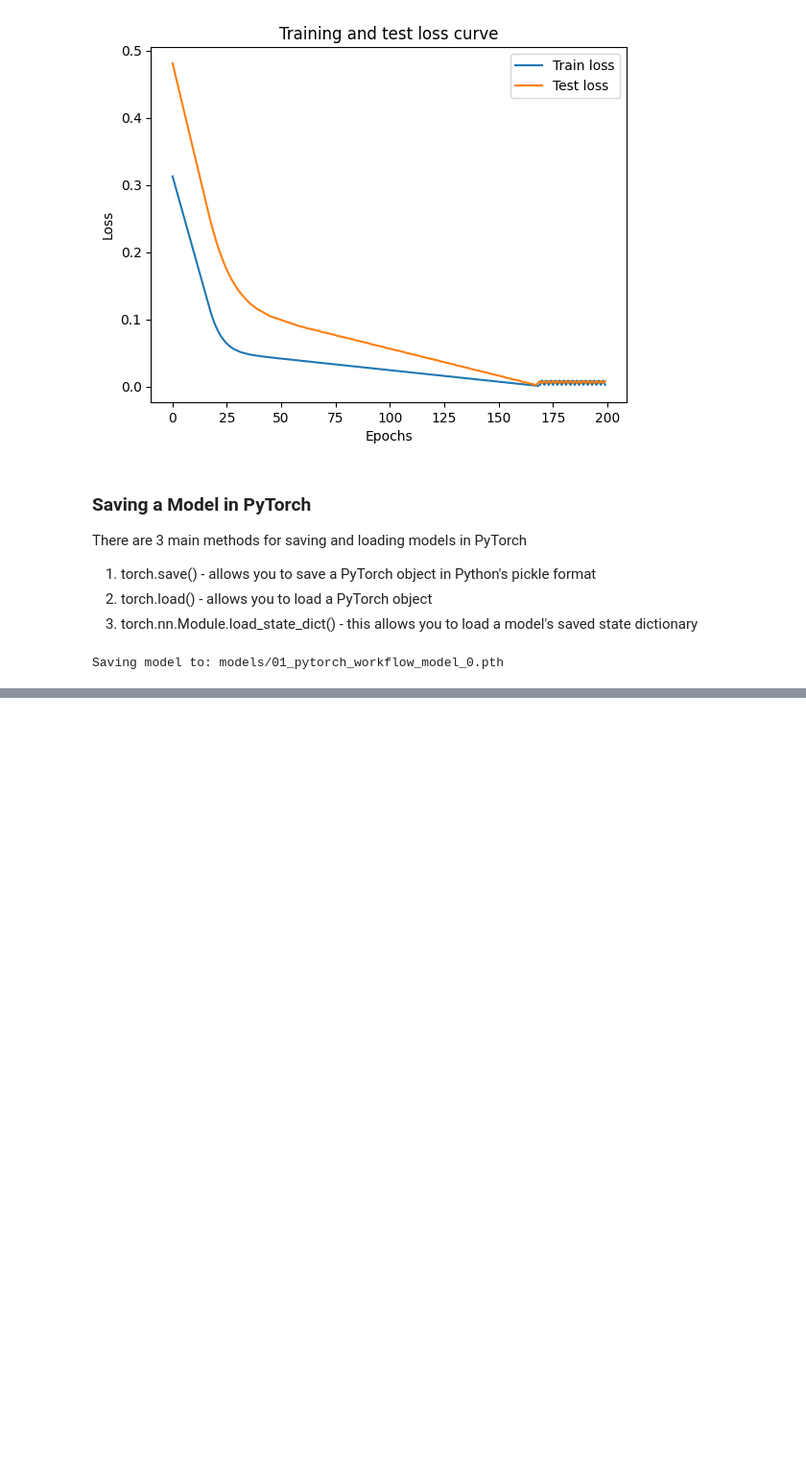
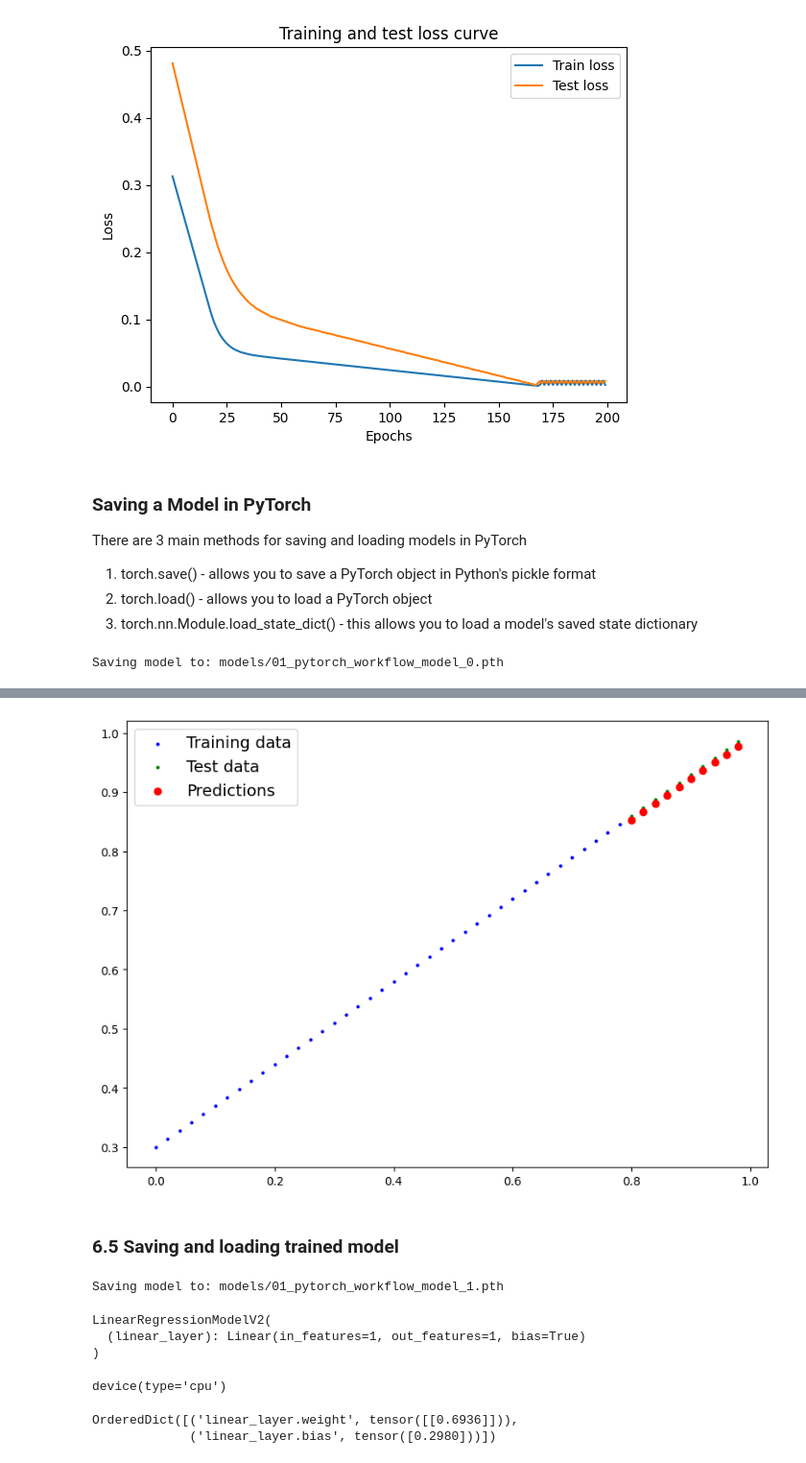
Before and after one commit to sullysbrain/python-machinelearning, a Jupyter notebook: jupyter-misc/pytorch-workflow.ipynb, the cells around one changed output, grey strips where cells are left out. Shown: that part at 96% size. Drawn from its saved outputs; the diff is of its cells as text; code cells hidden in the pictures; blank space fills up the shorter version.

Commit message:
Built full PyTorch model to go through entire pipeline. Section 6 is build as fully device agnostic so it will work on GPU and CPU.

```diff
--- a/jupyter-misc/pytorch-workflow.ipynb
+++ b/jupyter-misc/pytorch-workflow.ipynb
@@ -301,0 +405,6 @@ Saving model to: models/01_pytorch_workflow_model_0.pth
+# %%
+# Split data to train and test
+train_split = int(0.8 * len(X))
+X_train, y_train = X[:train_split], y[:train_split]
+X_test, y_test =  X[train_split:], y[train_split:]
+len(X_train), len(y_train), len(X_test), len(y_test)
@@ -301,0 +448,15 @@ Saving model to: models/01_pytorch_workflow_model_0.pth
+# %%
+class LinearRegressionModelV2(nn.Module):
+    def __init__(self):
+        super().__init__()
+        # use built in nn.Linear() layer to create random parameters
+        self.linear_layer = nn.Linear(in_features=1,
+                                     out_features=1)
+
+    def forward(self, x: torch.Tensor) -> torch.Tensor:
+        return self.linear_layer(x)
+
+# Set the manual seed
+torch.manual_seed(42)
+model_1 = LinearRegressionModelV2()
+model_1, model_1.state_dict()
@@ -301,0 +471,7 @@ Saving model to: models/01_pytorch_workflow_model_0.pth
+# %%
+# Setup loss function
+loss_fn = nn.L1Loss()  # same as MAE
+
+# Setup our optimizer
+optimizer = torch.optim.SGD(params=model_1.parameters(),
+                            lr=0.01)
@@ -301,0 +546,8 @@ Saving model to: models/01_pytorch_workflow_model_0.pth
+# %%
+# Turn model into eval mode for predctions, train mode for training
+model_1.eval()
+
+# Make predictions on test data
+with torch.inference_mode():
+    y_preds = model_1(X_test)
+y_preds
@@ -301,0 +565,44 @@ Saving model to: models/01_pytorch_workflow_model_0.pth
+# %%
+# Check out our models visually
+# Because Matplotlip uses CPU, we must ensure dataset is on CPU
+plot_predictions(predictions=y_preds.cpu())
+# %% [output]
+[figure, added]
+# %% [markdown]
+### 6.5 Saving and loading trained model
+# %%
+from pathlib import Path
+
+# 1. create models directory
+MODEL_PATH = Path("models")
+MODEL_PATH.mkdir(parents=True, exist_ok="True")
+
+# 2. create model save path
+MODEL_NAME = "01_pytorch_workflow_model_1.pth"
+MODEL_SAVE_PATH = MODEL_PATH / MODEL_NAME
+
+# 3. save
+print(f"Saving model to: {MODEL_SAVE_PATH}")
+torch.save(obj = model_1.state_dict(), f = MODEL_SAVE_PATH)
+# %% [output]
+Saving model to: models/01_pytorch_workflow_model_1.pth
+# %%
+# Load from disk and plot
+loaded_model_1 = LinearRegressionModelV2()   #an instance of nn.Module
+loaded_model_1.load_state_dict(torch.load(MODEL_SAVE_PATH))
+
+# Put loaded model to device if exists
+loaded_model_1.to(device)
+# %% [output]
+LinearRegressionModelV2(
+  (linear_layer): Linear(in_features=1, out_features=1, bias=True)
+)
+# %%
+next(loaded_model_1.parameters()).device
+# %% [output]
+device(type='cpu')
+# %%
+loaded_model_1.state_dict()
+# %% [output]
+OrderedDict([('linear_layer.weight', tensor([[0.6936]])),
+             ('linear_layer.bias', tensor([0.2980]))])
```
Also changed, not shown: parts of 22 cells of this notebook, 3 other files.
